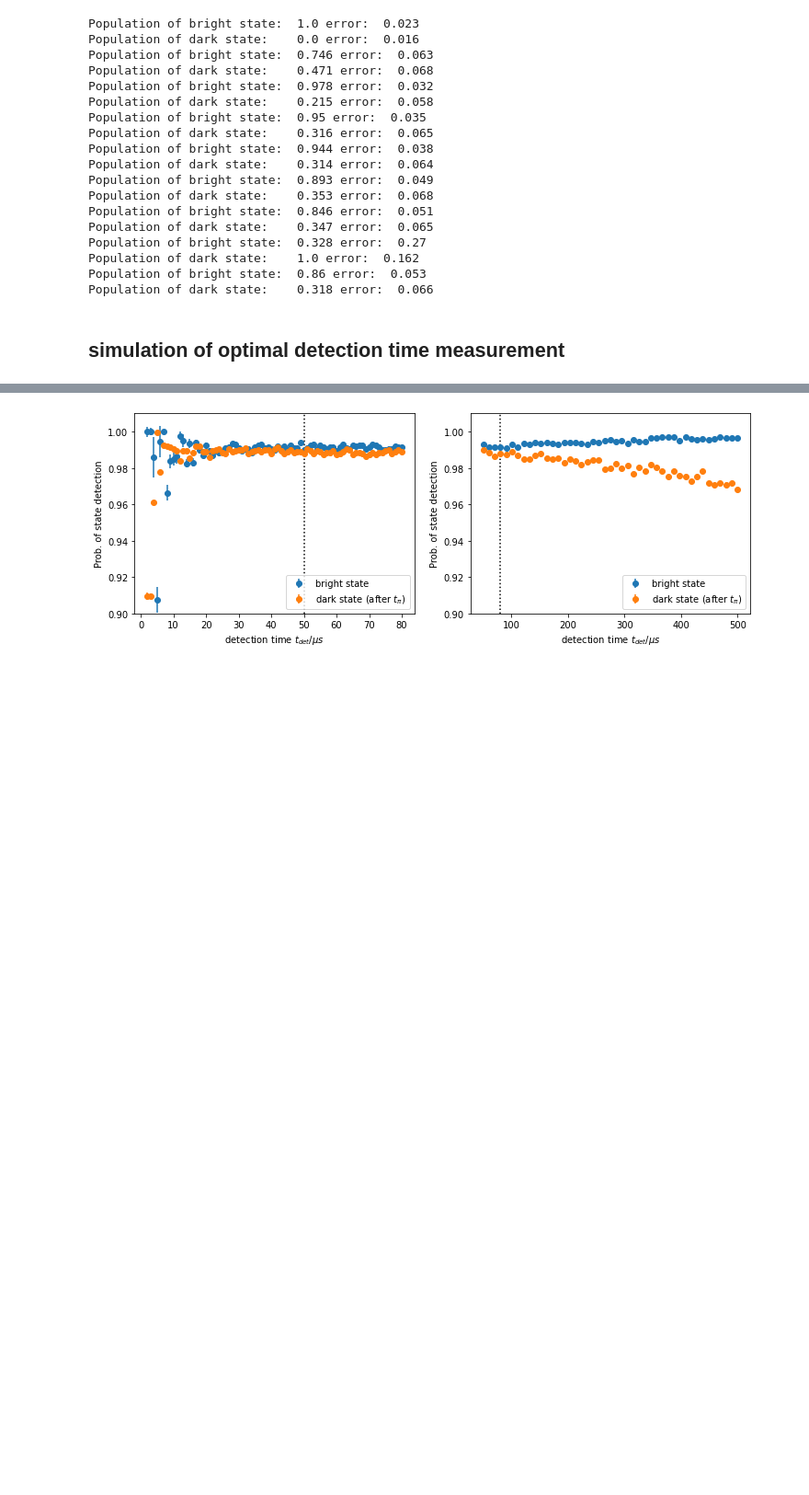
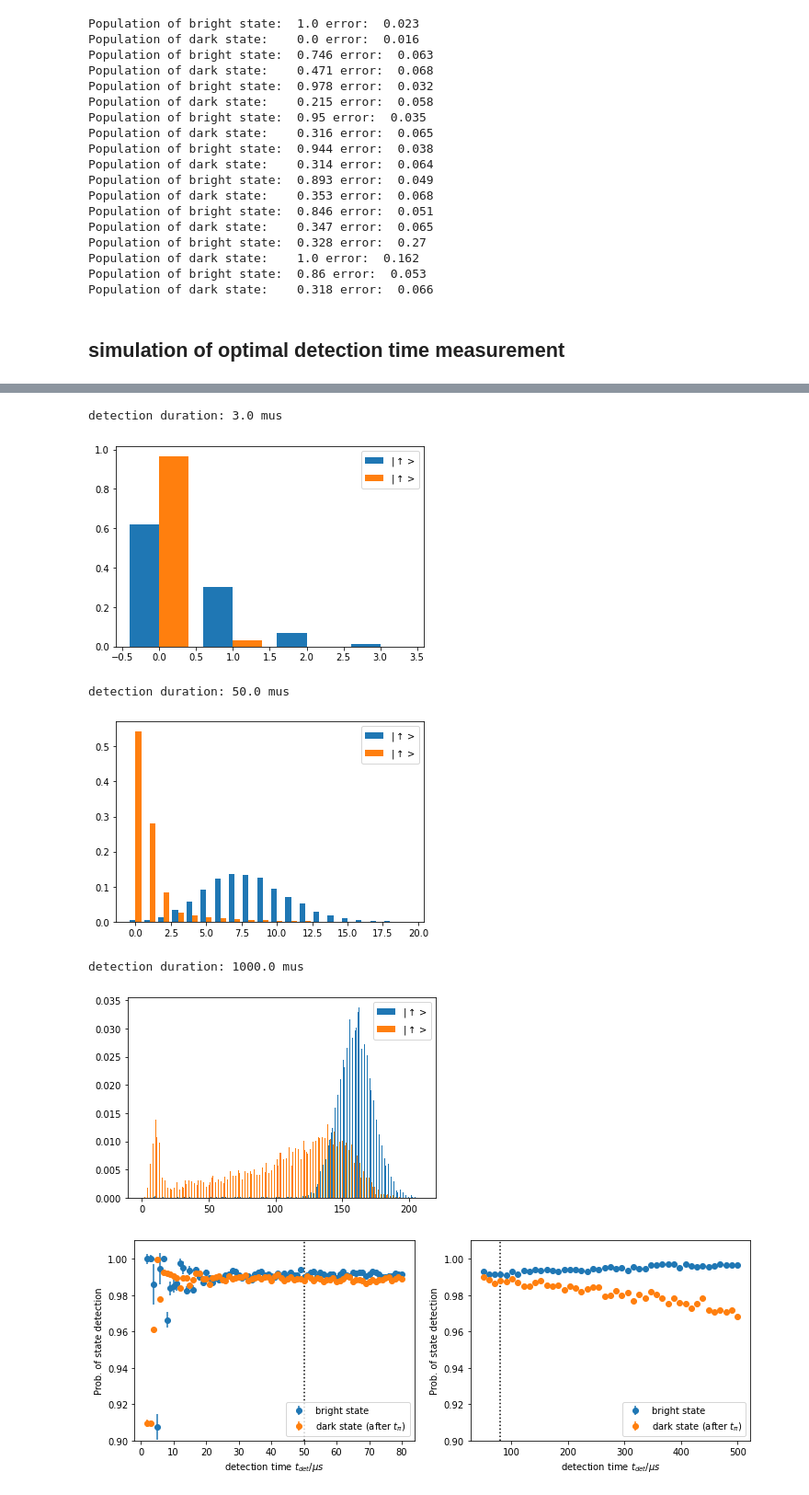
Before and after one commit to R-Thomm/Robin-Master, a Jupyter notebook: squeezed.ipynb, the cells around one changed output, grey strips where cells are left out. Shown at 92% size. Cells and saved outputs as stored; diff of their text form; code cells hidden in the pictures; blank space fills up the shorter version.

```diff
--- a/squeezed.ipynb
+++ b/squeezed.ipynb
@@ -2101,3 +2096,18 @@ plt.show()
+# %%
+ids= [1, 79, -1]
+
+for i in ids:
+    print('detection duration:', list_Tdet[i], 'mus')
+    plt.hist(all_hists[i], bins=range(int(np.max(all_hists[i]))), label=[r'$|\uparrow>$',r'$|\uparrow>$'], rwidth=0.8, align='left', density=True)
+    plt.legend()
+    plt.show()
+# %% [output]
+detection duration: 3.0 mus
+[figure, added]
+detection duration: 50.0 mus
+[figure, added]
+detection duration: 1000.0 mus
+[figure, added]
 # %%
 l1 = len(list_Tdet2)
 
```
Also changed, not shown: parts of 7 cells of this notebook, 2 other files.
